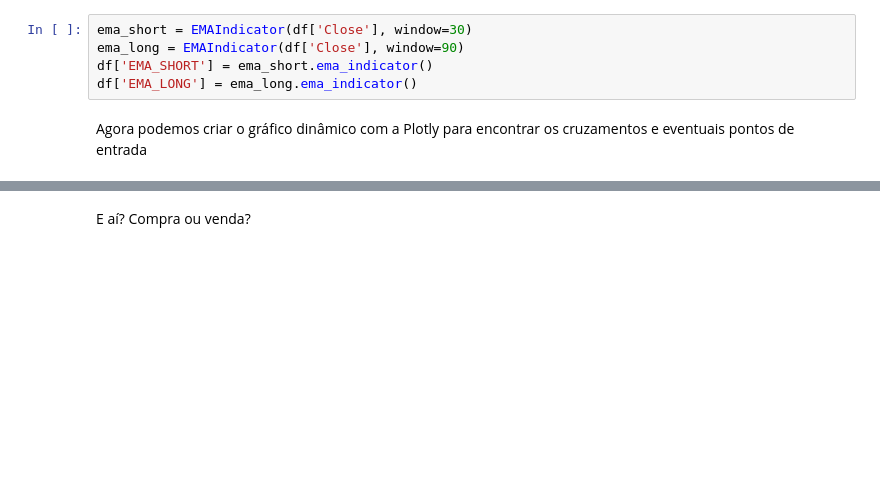
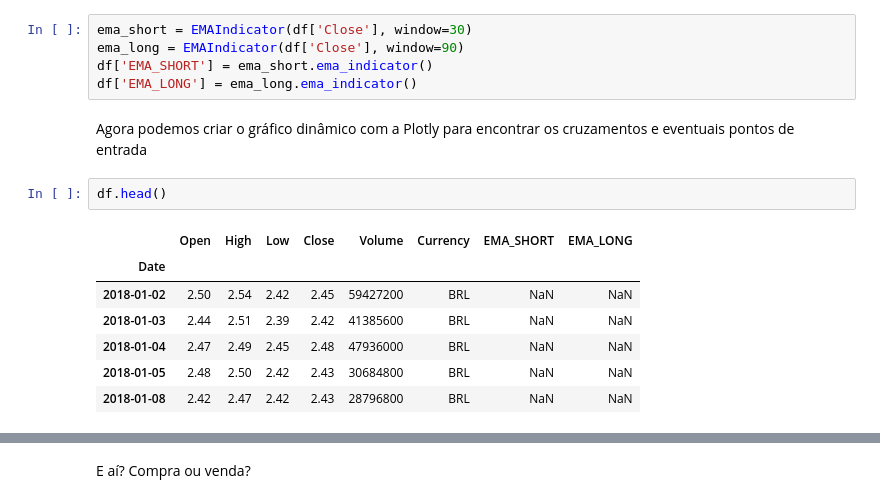
Before and after one commit to laplaceconsulting/python_for_finance, a Jupyter notebook: Analise_tecnica_1.ipynb, the cells around one changed output, grey strips where cells are left out. Drawn from its saved outputs; the diff is of its cells as text; blank space fills up the shorter version.

```diff
--- a/Analise_tecnica_1.ipynb
+++ b/Analise_tecnica_1.ipynb
@@ -70,6 +73,16 @@ df['EMA_SHORT'] = ema_short.ema_indicator()
 df['EMA_LONG'] = ema_long.ema_indicator()
 # %% [markdown]
 Agora podemos criar o gráfico dinâmico com a Plotly para encontrar os cruzamentos e eventuais pontos de entrada
+# %%
+df.head()
+# %% [output]
+|  | Open | High | Low | Close | Volume | Currency | EMA_SHORT | EMA_LONG |
+| Date |  |  |  |  |  |  |  |  |
+| 2018-01-02 | 2.50 | 2.54 | 2.42 | 2.45 | 59427200 | BRL | NaN | NaN |
+| 2018-01-03 | 2.44 | 2.51 | 2.39 | 2.42 | 41385600 | BRL | NaN | NaN |
+| 2018-01-04 | 2.47 | 2.49 | 2.45 | 2.48 | 47936000 | BRL | NaN | NaN |
+| 2018-01-05 | 2.48 | 2.50 | 2.42 | 2.43 | 30684800 | BRL | NaN | NaN |
+| 2018-01-08 | 2.42 | 2.47 | 2.42 | 2.43 | 28796800 | BRL | NaN | NaN |
 # %%
 fig = go.Figure()
 fig.add_trace(go.Scatter(name='EMA_SHORT', x=df.index, y=df['EMA_SHORT']))
```
Also changed, not shown: parts of 4 cells of this notebook.
